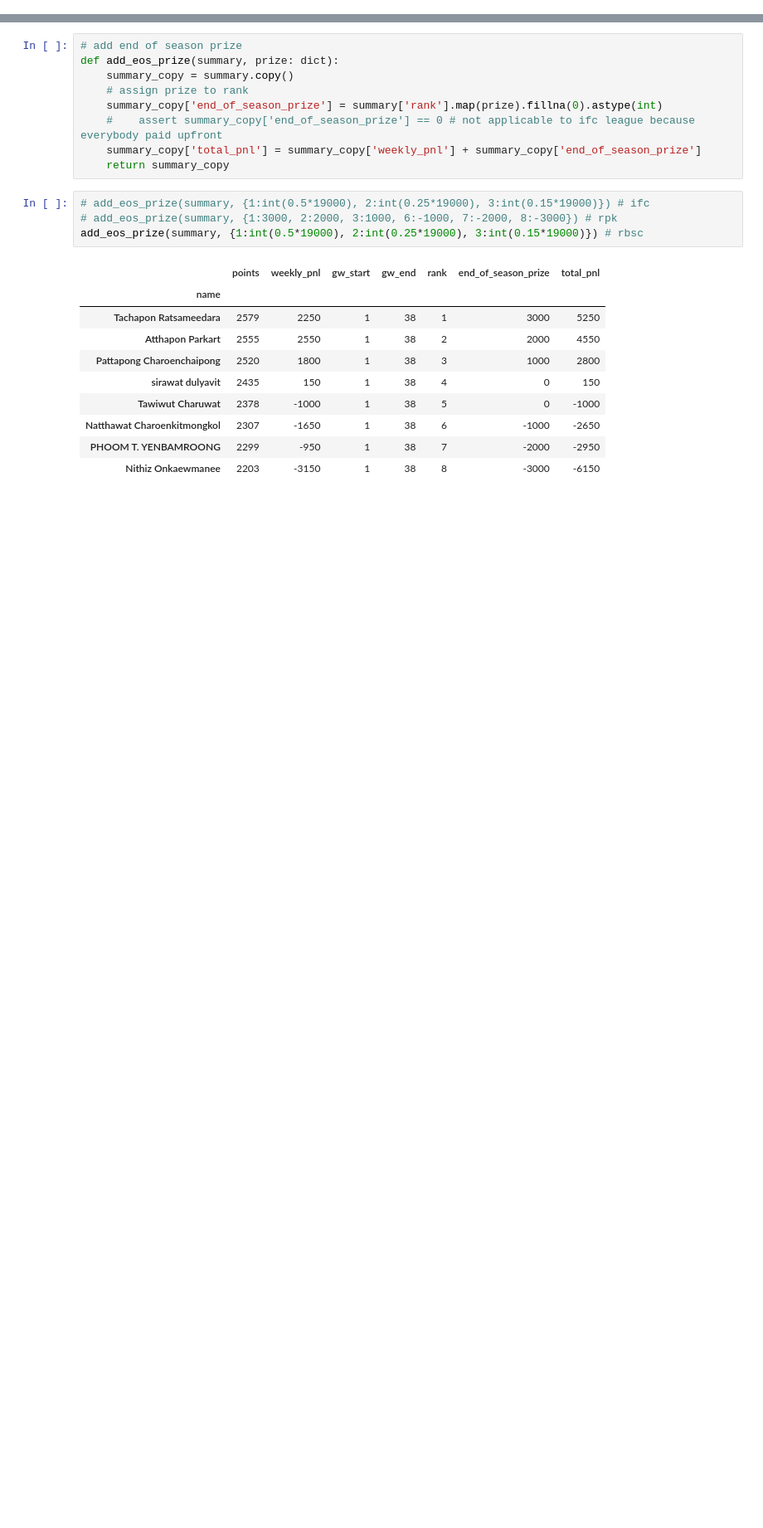
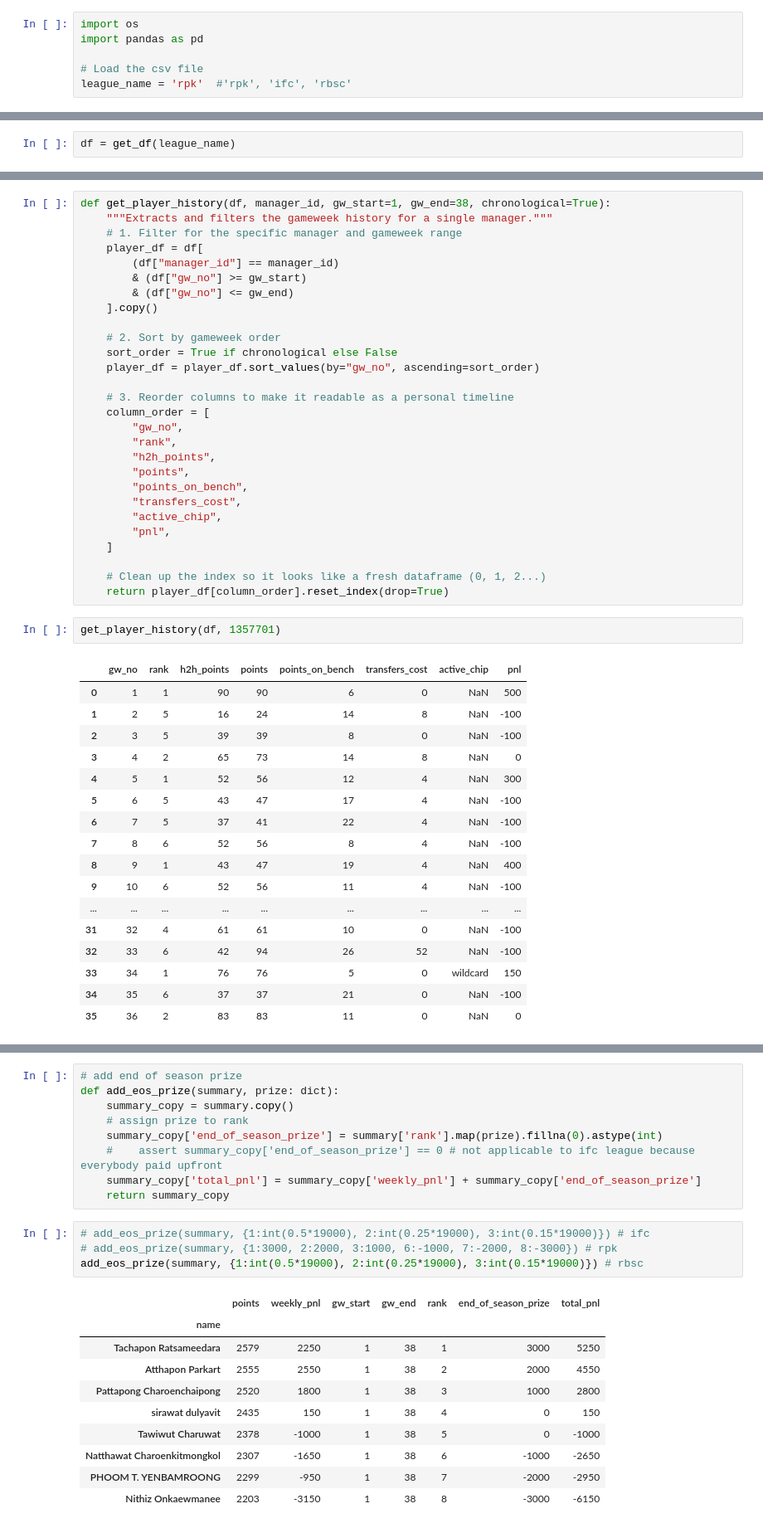
Before and after one commit to tawiwut-cha/fpl-analytics, a Jupyter notebook: notebooks/season_analysis.ipynb, the cells around one changed output, grey strips where cells are left out. Shown at 83% size. Cells and saved outputs as stored; diff of their text form; blank space fills up the shorter version.

```diff
--- a/notebooks/season_analysis.ipynb
+++ b/notebooks/season_analysis.ipynb
@@ -9,0 +3,6 @@ df = pd.read_csv(file_path)
+# %%
+import os
+import pandas as pd
+
+# Load the csv file
+league_name = 'rpk'  #'rpk', 'ifc', 'rbsc'
@@ -9,0 +30,2 @@ df = pd.read_csv(file_path)
+# %%
+df = get_df(league_name)
@@ -48,0 +42,48 @@ summary
+# %%
+def get_player_history(df, manager_id, gw_start=1, gw_end=38, chronological=True):
+    """Extracts and filters the gameweek history for a single manager."""
+    # 1. Filter for the specific manager and gameweek range
+    player_df = df[
+        (df["manager_id"] == manager_id)
+        & (df["gw_no"] >= gw_start)
+        & (df["gw_no"] <= gw_end)
+    ].copy()
+
+    # 2. Sort by gameweek order
+    sort_order = True if chronological else False
+    player_df = player_df.sort_values(by="gw_no", ascending=sort_order)
+
+    # 3. Reorder columns to make it readable as a personal timeline
+    column_order = [
+        "gw_no",
+        "rank",
+        "h2h_points",
+        "points",
+        "points_on_bench",
+        "transfers_cost",
+        "active_chip",
+        "pnl",
+    ]
+
+    # Clean up the index so it looks like a fresh dataframe (0, 1, 2...)
+    return player_df[column_order].reset_index(drop=True)
+# %%
+get_player_history(df, 1357701)
+# %% [output]
+|  | gw_no | rank | h2h_points | points | points_on_bench | transfers_cost | active_chip | pnl |
+| 0 | 1 | 1 | 90 | 90 | 6 | 0 | NaN | 500 |
+| 1 | 2 | 5 | 16 | 24 | 14 | 8 | NaN | -100 |
+| 2 | 3 | 5 | 39 | 39 | 8 | 0 | NaN | -100 |
+| 3 | 4 | 2 | 65 | 73 | 14 | 8 | NaN | 0 |
+| 4 | 5 | 1 | 52 | 56 | 12 | 4 | NaN | 300 |
+| 5 | 6 | 5 | 43 | 47 | 17 | 4 | NaN | -100 |
+| 6 | 7 | 5 | 37 | 41 | 22 | 4 | NaN | -100 |
+| 7 | 8 | 6 | 52 | 56 | 8 | 4 | NaN | -100 |
+| 8 | 9 | 1 | 43 | 47 | 19 | 4 | NaN | 400 |
+| 9 | 10 | 6 | 52 | 56 | 11 | 4 | NaN | -100 |
+| ... | ... | ... | ... | ... | ... | ... | ... | ... |
+| 31 | 32 | 4 | 61 | 61 | 10 | 0 | NaN | -100 |
+| 32 | 33 | 6 | 42 | 94 | 26 | 52 | NaN | -100 |
+| 33 | 34 | 1 | 76 | 76 | 5 | 0 | wildcard | 150 |
+| 34 | 35 | 6 | 37 | 37 | 21 | 0 | NaN | -100 |
+| 35 | 36 | 2 | 83 | 83 | 11 | 0 | NaN | 0 |
```
Also changed, not shown: parts of 15 cells of this notebook.
